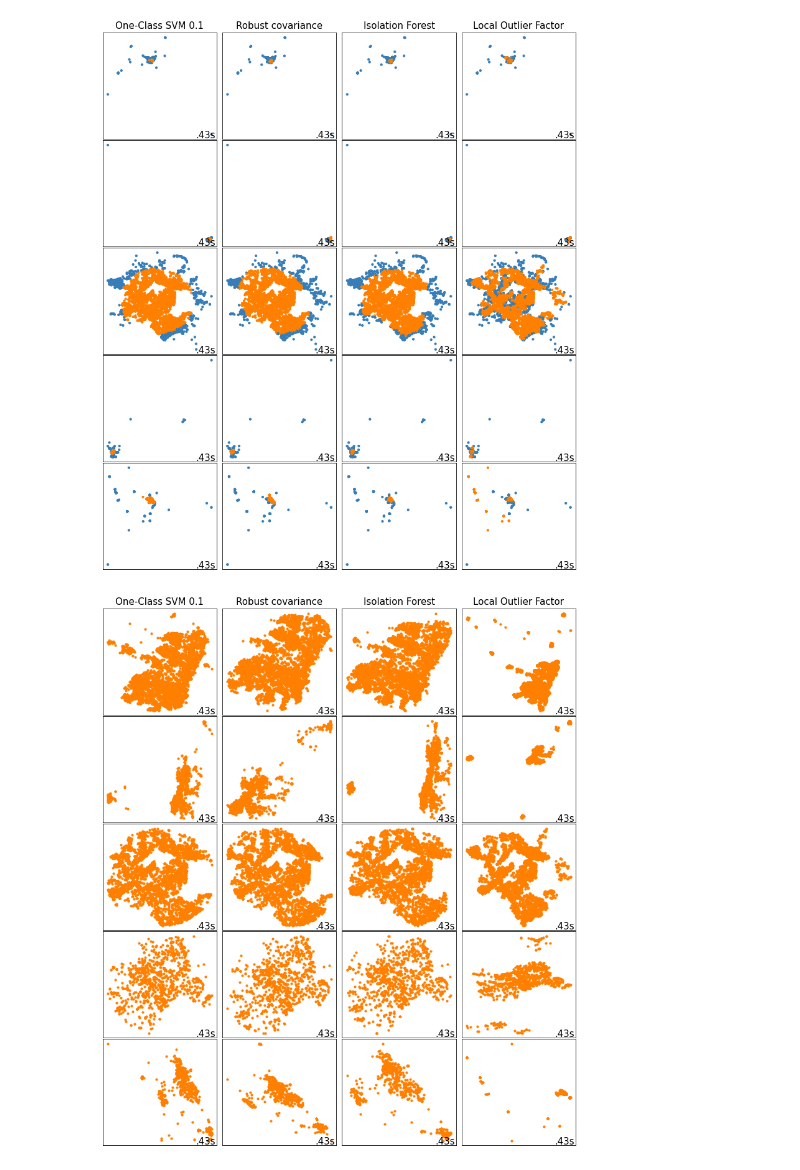
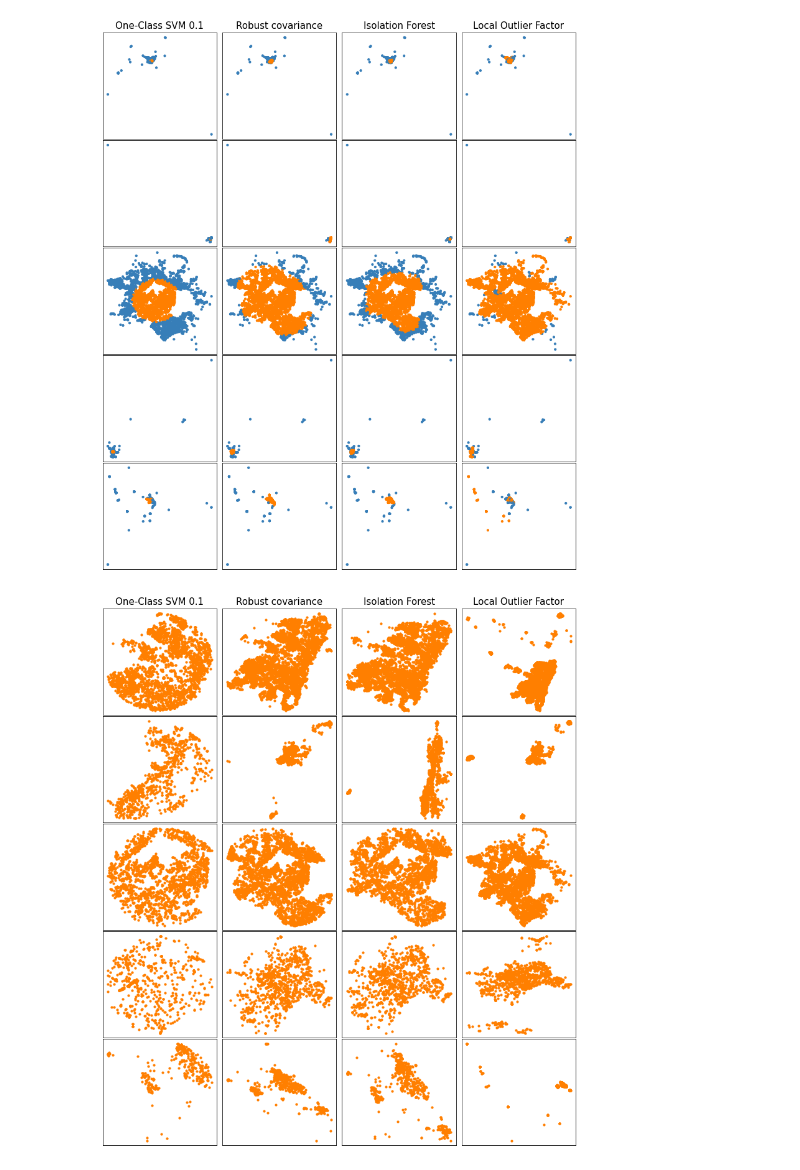
Before and after one commit to AndresFRomero/analytics, a Jupyter notebook: Zonification_Test/Outliers_Clusters.ipynb, the cells around one changed output. Cells and saved outputs as stored; diff of their text form; code cells hidden in the pictures.

Commit message:
outliers

```diff
--- a/Zonification_Test/Outliers_Clusters.ipynb
+++ b/Zonification_Test/Outliers_Clusters.ipynb
@@ -34,10 +34,10 @@ for i in files:
 
 # Detection algorithmn with different gamma value
 anomaly_algorithms = [
-    ("One-Class SVM 0.1", svm.OneClassSVM(nu=outliers_fraction, kernel="rbf",gamma=0.1)),
-    ("Robust covariance", EllipticEnvelope(contamination=outliers_fraction)),
-    ("Isolation Forest", IsolationForest(contamination=outliers_fraction,random_state=42)),
-    ("Local Outlier Factor", LocalOutlierFactor(n_neighbors=35, contamination=outliers_fraction))
+    ("One-Class SVM 0.1", svm.OneClassSVM(kernel="rbf",gamma=0.1)),
+    ("Robust covariance", EllipticEnvelope()),
+    ("Isolation Forest", IsolationForest(random_state=42)),
+    ("Local Outlier Factor", LocalOutlierFactor(n_neighbors=35))
 ]
 
 plt.figure(figsize=(len(anomaly_algorithms) * 2 + 3, 12.5))
@@ -64,14 +64,11 @@ for i_dataset, X in enumerate(datasets):
         plt.scatter(X[:, 0], X[:, 1], s=10, color=colors[(y_pred + 1) // 2])
         plt.xticks(())
         plt.yticks(())
-        plt.text(.99, .01, ('%.2fs' % (t1 - t0)).lstrip('0'),
-                 transform=plt.gca().transAxes, size=15,
-                 horizontalalignment='right')
         plot_num += 1
 
 plt.show()
 # %% [output]
-[figure, old version]
+[figure, new version]
 # %%
 # Not plotting outliers
 
@@ -83,34 +80,31 @@ plot_num = 1
 
 for i_dataset, X in enumerate(datasets):
     for name, algorithm in anomaly_algorithms:
 
         plt.subplot(len(datasets), len(anomaly_algorithms), plot_num)
 
         if i_dataset == 0:
             plt.title(name, size=15)
 
         # fit the data and tag outliers
         if name == "Local Outlier Factor":
             y_pred = algorithm.fit_predict(X)
         else:
             y_pred = algorithm.fit(X).predict(X)
 
         newX = []
         for idx, k in enumerate(y_pred):
             if k == 1:
                 newX.append(X[idx])
 
         newX = np.array(newX)
 
         colors = np.array(['#377eb8', '#ff7f00'])
         plt.scatter(newX[:, 0], newX[:, 1], s=10, color=colors[1])
         plt.xticks(())
         plt.yticks(())
-        plt.text(.99, .01, ('%.2fs' % (t1 - t0)).lstrip('0'),
-                 transform=plt.gca().transAxes, size=15,
-                 horizontalalignment='right')
         plot_num += 1
 
 plt.show()
 # %% [output]
-[figure, old version]
+[figure, new version]
```
Also changed, not shown: parts of 4 cells of this notebook, 3 other files.
